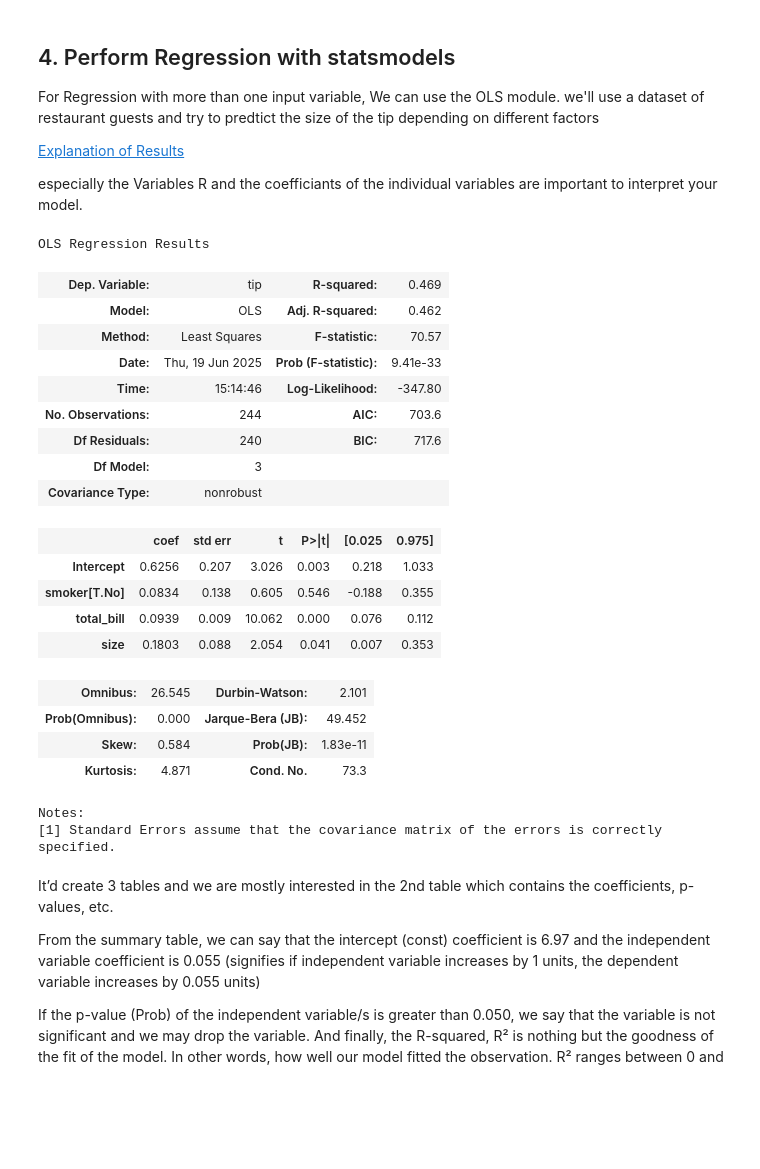
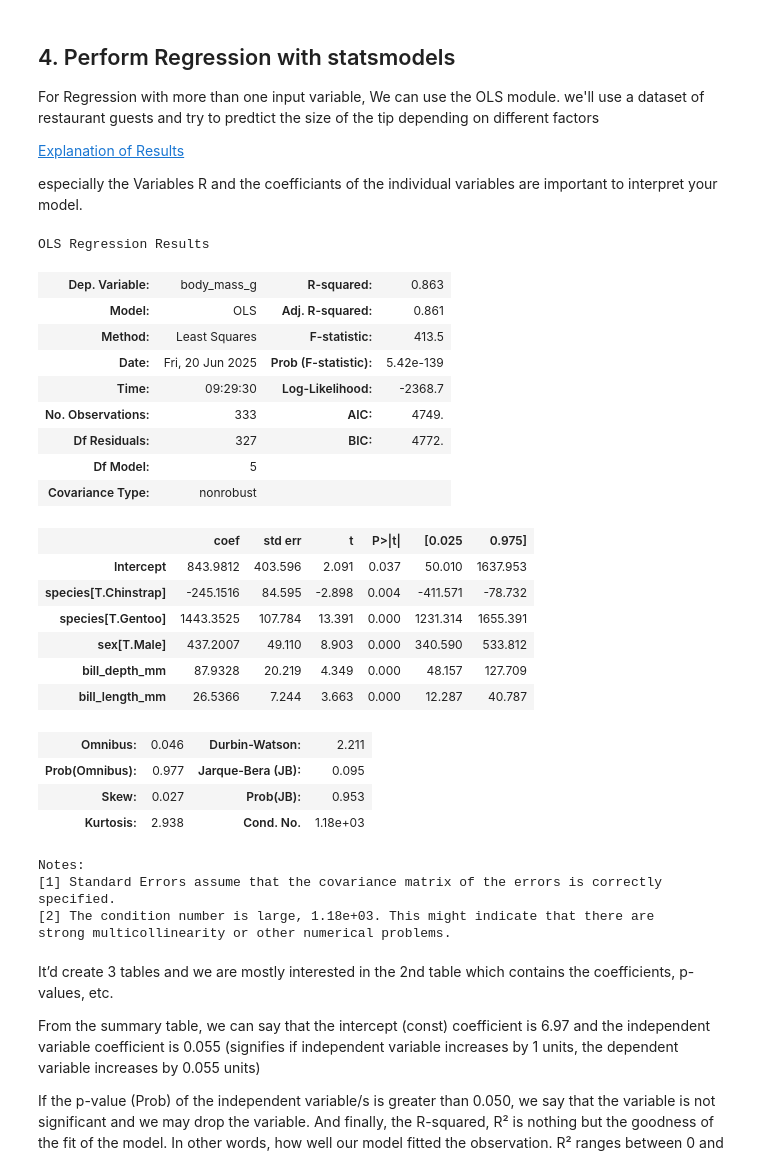
Before and after one commit to MysterionNY/Kurs259_Machine_Learning, a Jupyter notebook: demos/05_supervisedml_linearregression.ipynb, the cells around one changed output. Cells and saved outputs as stored; diff of their text form; code cells hidden in the pictures; blank space fills up the shorter version.

```diff
--- a/demos/05_supervisedml_linearregression.ipynb
+++ b/demos/05_supervisedml_linearregression.ipynb
@@ -81,34 +89,38 @@ especially the Variables R and the coefficiants of the individual variables are
 # %%
 from statsmodels.formula.api import ols
 
-data = sns.load_dataset("tips")
-formula = 'tip~total_bill+smoker+size'
+data = sns.load_dataset("penguins")
+formula = 'body_mass_g~bill_depth_mm+bill_length_mm+species+sex'
 
 #Fit model using Ordinary least squares method
-result =ols(formula=formula, data=data[["tip","total_bill","smoker", "size"]]).fit()
+result =ols(formula=formula, data=data[["species", "bill_depth_mm", "bill_length_mm", "sex", "body_mass_g"]]).fit()
 result.summary()
 # %% [output]
 OLS Regression Results
-| Dep. Variable: | tip | R-squared: | 0.469 |
-| Model: | OLS | Adj. R-squared: | 0.462 |
-| Method: | Least Squares | F-statistic: | 70.57 |
-| Date: | Thu, 19 Jun 2025 | Prob (F-statistic): | 9.41e-33 |
-| Time: | 15:14:46 | Log-Likelihood: | -347.80 |
-| No. Observations: | 244 | AIC: | 703.6 |
-| Df Residuals: | 240 | BIC: | 717.6 |
-| Df Model: | 3 |  |  |
+| Dep. Variable: | body_mass_g | R-squared: | 0.863 |
+| Model: | OLS | Adj. R-squared: | 0.861 |
+| Method: | Least Squares | F-statistic: | 413.5 |
+| Date: | Fri, 20 Jun 2025 | Prob (F-statistic): | 5.42e-139 |
+| Time: | 09:29:30 | Log-Likelihood: | -2368.7 |
+| No. Observations: | 333 | AIC: | 4749. |
+| Df Residuals: | 327 | BIC: | 4772. |
+| Df Model: | 5 |  |  |
 | Covariance Type: | nonrobust |  |  |
 |  | coef | std err | t | P>|t| | [0.025 | 0.975] |
-| Intercept | 0.6256 | 0.207 | 3.026 | 0.003 | 0.218 | 1.033 |
-| smoker[T.No] | 0.0834 | 0.138 | 0.605 | 0.546 | -0.188 | 0.355 |
-| total_bill | 0.0939 | 0.009 | 10.062 | 0.000 | 0.076 | 0.112 |
-| size | 0.1803 | 0.088 | 2.054 | 0.041 | 0.007 | 0.353 |
+| Intercept | 843.9812 | 403.596 | 2.091 | 0.037 | 50.010 | 1637.953 |
+| species[T.Chinstrap] | -245.1516 | 84.595 | -2.898 | 0.004 | -411.571 | -78.732 |
+| species[T.Gentoo] | 1443.3525 | 107.784 | 13.391 | 0.000 | 1231.314 | 1655.391 |
+| sex[T.Male] | 437.2007 | 49.110 | 8.903 | 0.000 | 340.590 | 533.812 |
+| bill_depth_mm | 87.9328 | 20.219 | 4.349 | 0.000 | 48.157 | 127.709 |
+| bill_length_mm | 26.5366 | 7.244 | 3.663 | 0.000 | 12.287 | 40.787 |
-| Omnibus: | 26.545 | Durbin-Watson: | 2.101 |
-| Prob(Omnibus): | 0.000 | Jarque-Bera (JB): | 49.452 |
-| Skew: | 0.584 | Prob(JB): | 1.83e-11 |
-| Kurtosis: | 4.871 | Cond. No. | 73.3 |
+| Omnibus: | 0.046 | Durbin-Watson: | 2.211 |
+| Prob(Omnibus): | 0.977 | Jarque-Bera (JB): | 0.095 |
+| Skew: | 0.027 | Prob(JB): | 0.953 |
+| Kurtosis: | 2.938 | Cond. No. | 1.18e+03 |
 Notes:
 [1] Standard Errors assume that the covariance matrix of the errors is correctly specified.
+[2] The condition number is large, 1.18e+03. This might indicate that there are
+strong multicollinearity or other numerical problems.
 # %% [markdown]
 It’d create 3 tables and we are mostly interested in the 2nd table which contains the coefficients, p-values, etc.
 
```
Also changed, not shown: parts of 3 cells of this notebook, 2 other files.
